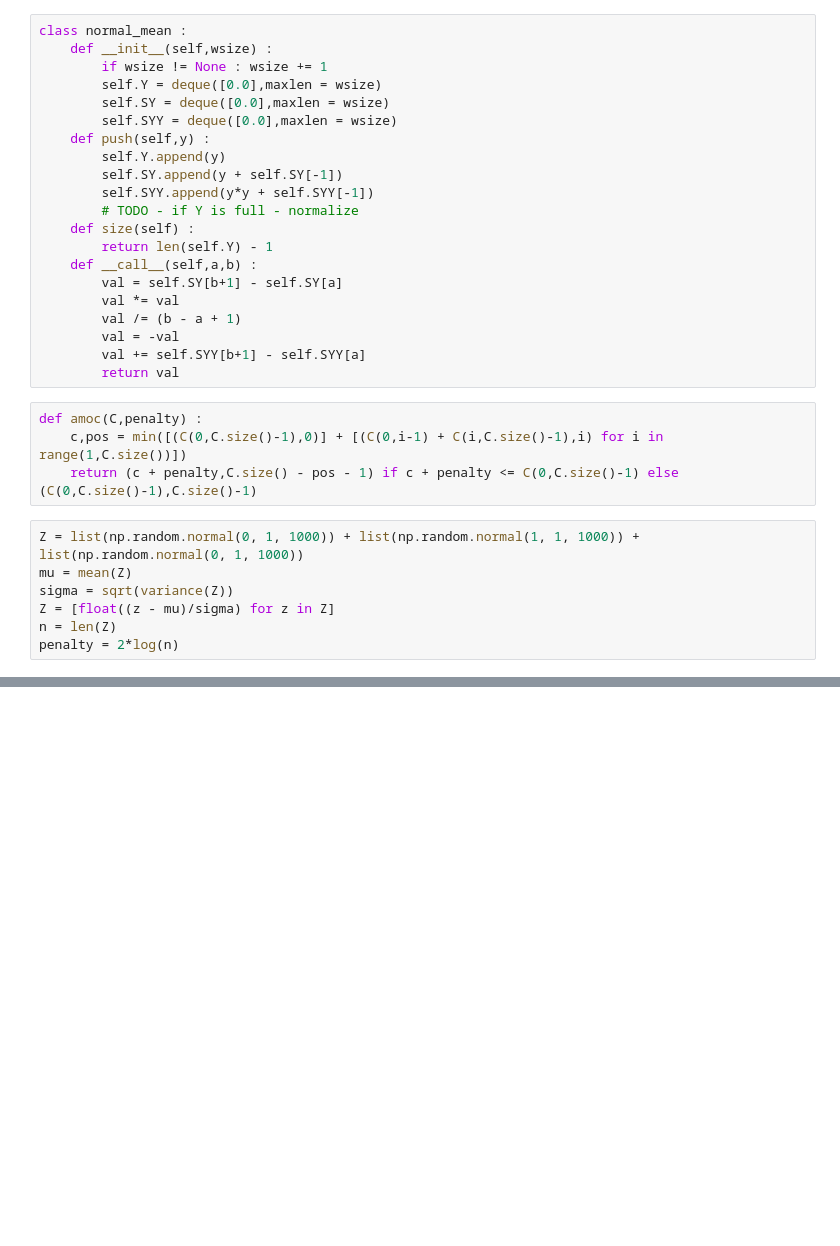
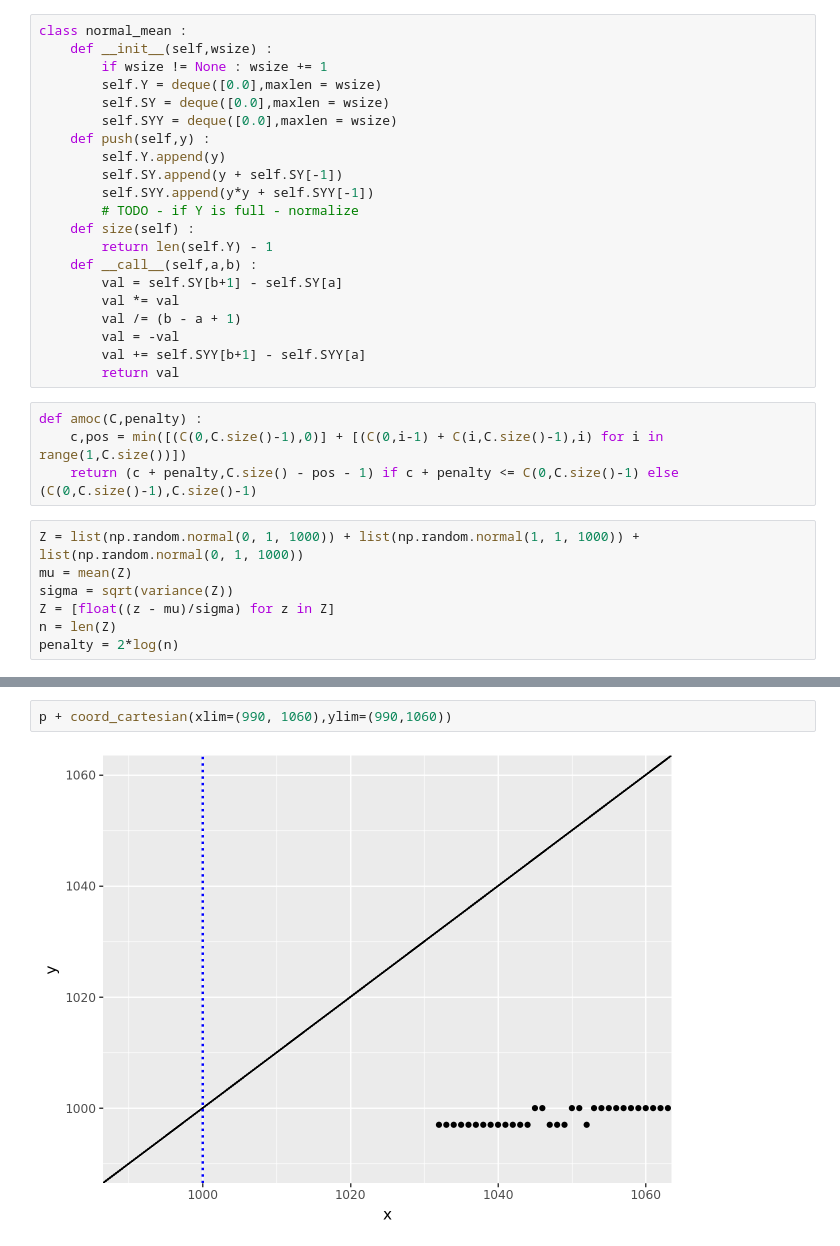
Before and after one commit to grosed/seqstats, a Jupyter notebook: notebooks/change-detection.ipynb, the cells around one changed output, grey strips where cells are left out. Cells and saved outputs as stored; diff of their text form; blank space fills up the shorter version.

```diff
--- a/notebooks/change-detection.ipynb
+++ b/notebooks/change-detection.ipynb
@@ -109,0 +189,4 @@ C(0,2999)
+# %%
+p + coord_cartesian(xlim=(990, 1060),ylim=(990,1060))
+# %% [output]
+[figure, added]
```
Also changed, not shown: parts of 56 cells of this notebook.
